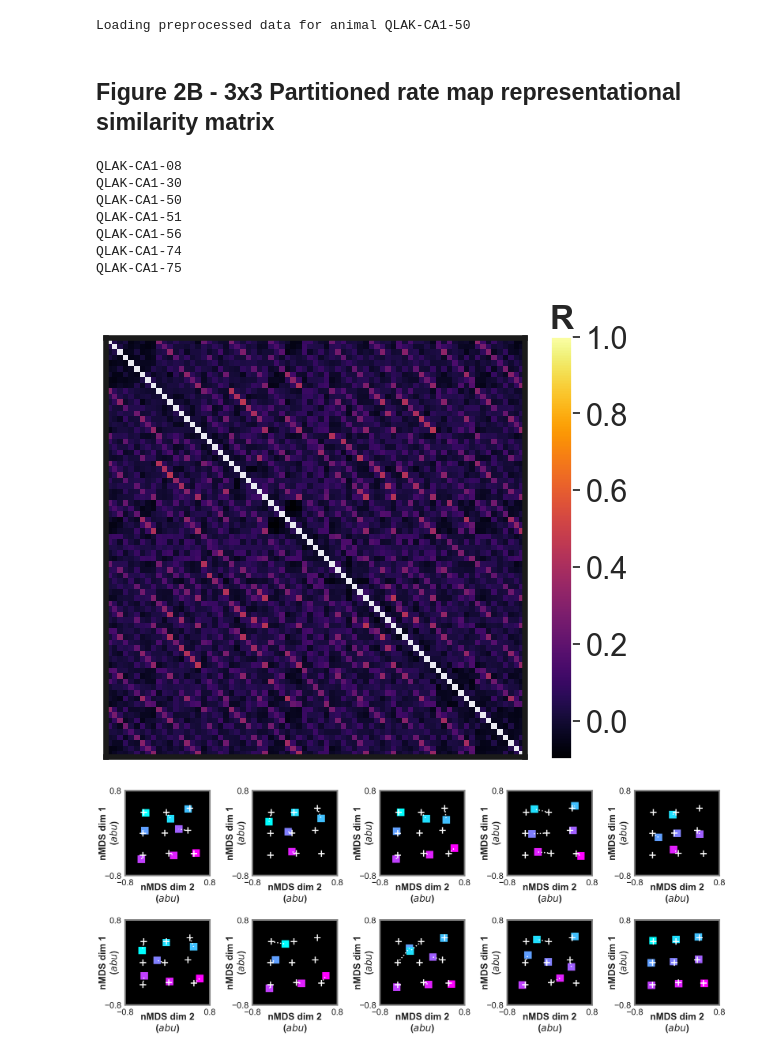
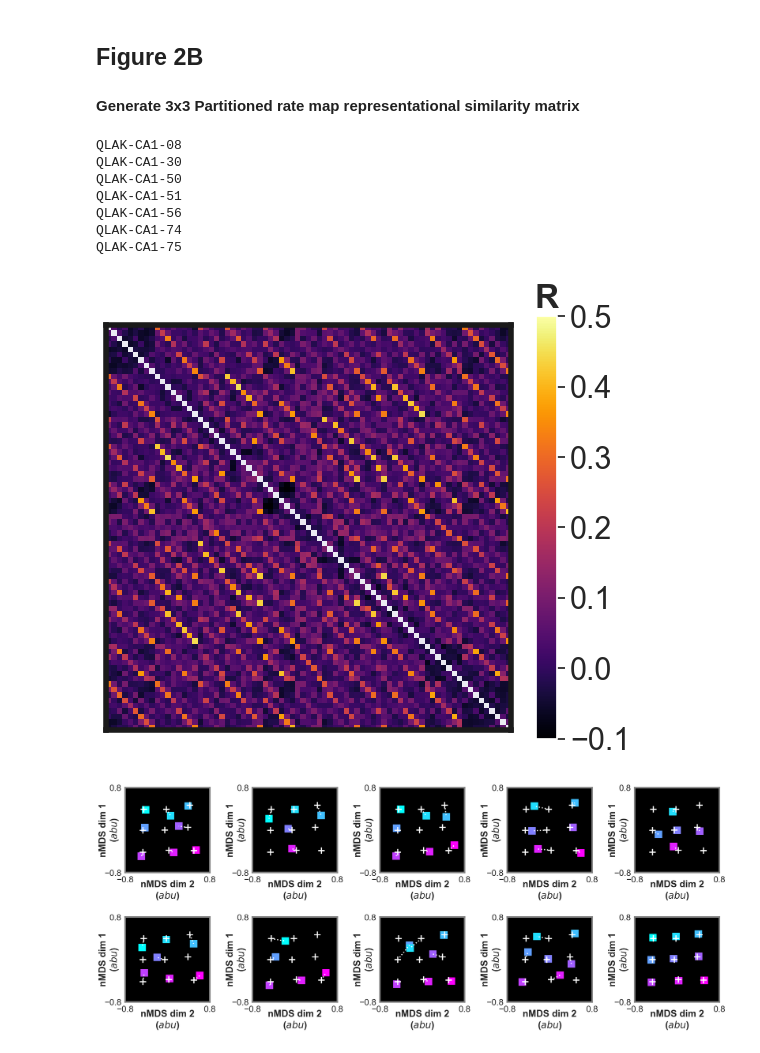
Before and after one commit to jquinnlee/georepca1, a Jupyter notebook: georepca1/demos/georep_hpc_figure2.ipynb, the cells around one changed output. Saved outputs shown, nothing was run; the diff lists cells and outputs as text; code cells hidden in the pictures.

Commit message:
revised draft of figure 2 notebook, integrated functions to utils and plots

```diff
--- a/georepca1/demos/georep_hpc_figure2.ipynb
+++ b/georepca1/demos/georep_hpc_figure2.ipynb
@@ -17,6 +4,5 @@ from dat import *
 # %%
-sns.set(style='dark', font_scale=1.25)
-p = r'/Users/jquinnlee/Desktop/georep_hipp'
+p = r'/Users/jquinnlee/Desktop/georepca1/georepca1'
 os.chdir(p)
 # %%
 animals = ['QLAK-CA1-08', 'QLAK-CA1-30', 'QLAK-CA1-50', 'QLAK-CA1-51', 'QLAK-CA1-56', 'QLAK-CA1-74', 'QLAK-CA1-75']
@@ -24,23 +9,23 @@ animal = animals[2]
-# %%
-dat = load_dat(animal, os.path.join(p, "data"))
-# %% [output]
-Loading preprocessed data for animal QLAK-CA1-50
 # %% [markdown]
 ##
-## Figure 2B - 3x3 Partitioned rate map representational similarity matrix
+## Figure 2B
+#### Generate 3x3 Partitioned rate map representational similarity matrix
 # %%
 # Calculate and save cell-wise, partition-wise rsm for all animals from rate map data
-# for animal in animals:
-#     dat = load_dat(animal)
-#     rsm_parts, rsm_labels, rsm_cell_idx = get_cell_rsm_partitioned(dat[animal]['maps'], d_thresh=0)
-#     rsm_dict = {'RSM': rsm_parts, 'd_labels': rsm_labels[:, 0], 'p_labels': rsm_labels[:, 1],
-#                 'cell_idx': rsm_cell_idx, 'envs': dat[animal]['envs']}
-#     joblib.dump(rsm_dict, os.path.join(p, "data", f'{animal}_rsm_partitioned'))
-#     del dat
+for animal in animals:
+    dat = load_dat(animal, p, format="joblib")
+    rsm_parts, rsm_labels, rsm_cell_idx = get_cell_rsm_partitioned(dat[animal]['maps'], d_thresh=0)
+    rsm_dict = {'RSM': rsm_parts, 'd_labels': rsm_labels[:, 0], 'p_labels': rsm_labels[:, 1],
+                'cell_idx': rsm_cell_idx, 'envs': dat[animal]['envs']}
+    joblib.dump(rsm_dict, os.path.join(p, "results", f'{animal}_rsm_partitioned'))
+    del dat
 
+# Combine averaged partition-wise RSM for all animals and sequences
+rsm_parts_animals = get_rsm_partitioned_sequences(animals, p)
 
-# # Combine averaged partition-wise RSM for all animals and sequences
-rsm_parts_animals = get_rsm_partitioned_sequences(animals, agg=False, p=os.path.join(p, "data"))
+# Order partitioned rsms across animals
+rsm_parts_ordered, rsm_parts_averaged = get_rsm_partitioned_similarity(rsm_parts_animals, animals,
+                                                                       False, False)
 # %% [output]
 QLAK-CA1-08
 QLAK-CA1-30
@@ -56,26 +37,7 @@ rsm_parts_ordered, rsm_parts_averaged = get_rsm_partitioned_similarity(rsm_parts
-# %%
-def plot_rsm_parts_averaged(rsm_parts_averaged, vmax=1., vmin=-.1, cmap='inferno'):
-    sns.set(style='dark', font_scale=2)
-    rsm_copy = deepcopy(rsm_parts_averaged)
-    nan_mask = ~np.isnan(rsm_copy[np.eye(rsm_copy.shape[0]).astype(bool)])
-    rsm_copy = rsm_copy[nan_mask, :][:, nan_mask]
-    np.fill_diagonal(rsm_copy, np.nan)
-    fig = plt.figure(figsize=(6, 6))
-    ax = plt.subplot()
-    mappable = ax.imshow(rsm_copy, cmap=cmap, vmin=vmin, vmax=vmax)
-    cbar = plt.colorbar(mappable, shrink=.8)
-    cbar.ax.set_title('R', weight='bold')
-    ax.set_xticks([])
-    ax.set_yticks([])
-    ax.set_aspect('equal')
-    plt.setp(ax.spines.values(), color='k', linewidth=4)
-    plt.tight_layout()
-    plt.show()
-    return fig
 # %%
-fig_b = plot_rsm_parts_averaged(rsm_parts_averaged)
+fig_b = plot_rsm_parts_averaged(rsm_parts_averaged, vmax=0.5)
 # %% [output]
-[figure, old version]
+[figure, new version]
 # %%
 fig_c = plot_rsm_parts_mds(rsm_parts_averaged)
 # %% [output]
```
Also changed, not shown: parts of 11 cells of this notebook, 3 other files.
